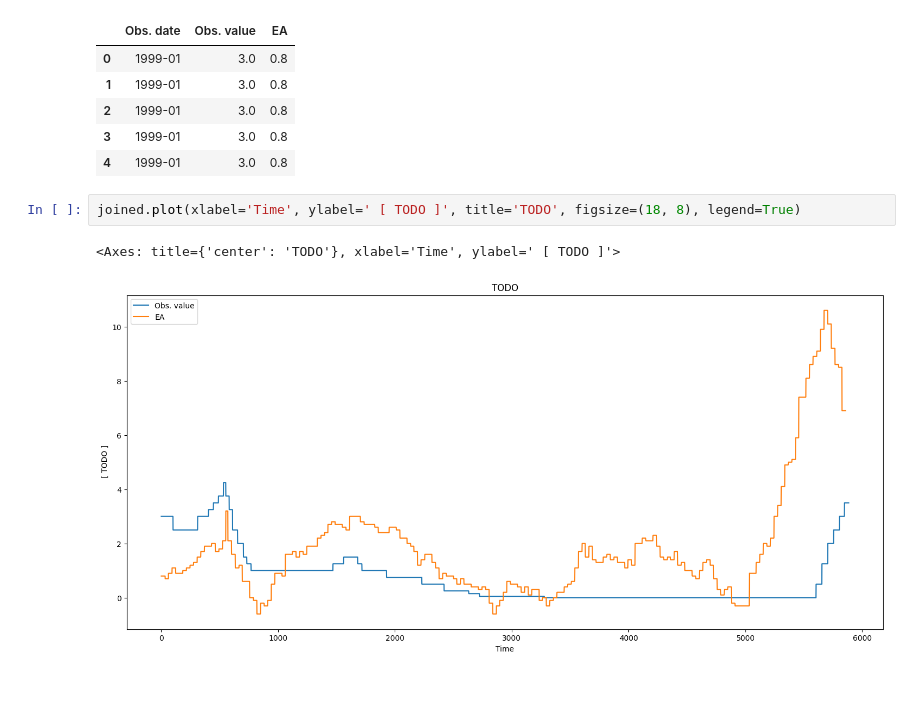
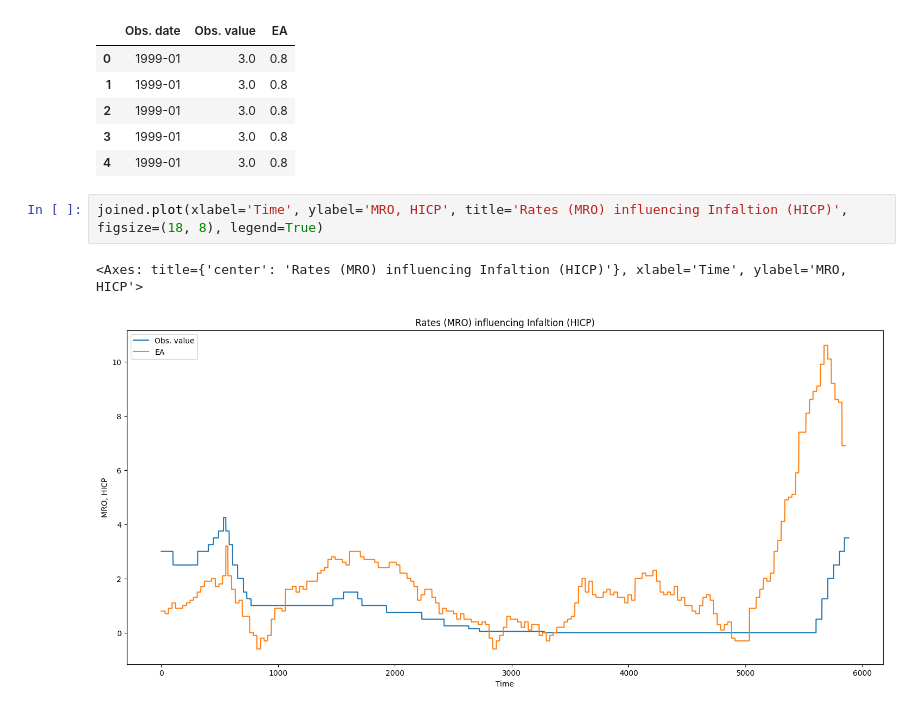
Before and after one commit to Staneesh/almost-philosophy, a Jupyter notebook: notebooks/exploring-data.ipynb, the cells around one changed output. Drawn from its saved outputs; the diff is of its cells as text.

```diff
--- a/notebooks/exploring-data.ipynb
+++ b/notebooks/exploring-data.ipynb
@@ -180,7 +180,7 @@ joined.head()
 | 3 | 1999-01 | 3.0 | 0.8 |
 | 4 | 1999-01 | 3.0 | 0.8 |
 # %%
-joined.plot(xlabel='Time', ylabel=' [ TODO ]', title='TODO', figsize=(18, 8), legend=True)
+joined.plot(xlabel='Time', ylabel='MRO, HICP', title='Rates (MRO) influencing Infaltion (HICP)', figsize=(18, 8), legend=True)
 # %% [output]
-<Axes: title={'center': 'TODO'}, xlabel='Time', ylabel=' [ TODO ]'>
+<Axes: title={'center': 'Rates (MRO) influencing Infaltion (HICP)'}, xlabel='Time', ylabel='MRO, HICP'>
-[figure, old version]
+[figure, new version]
```
